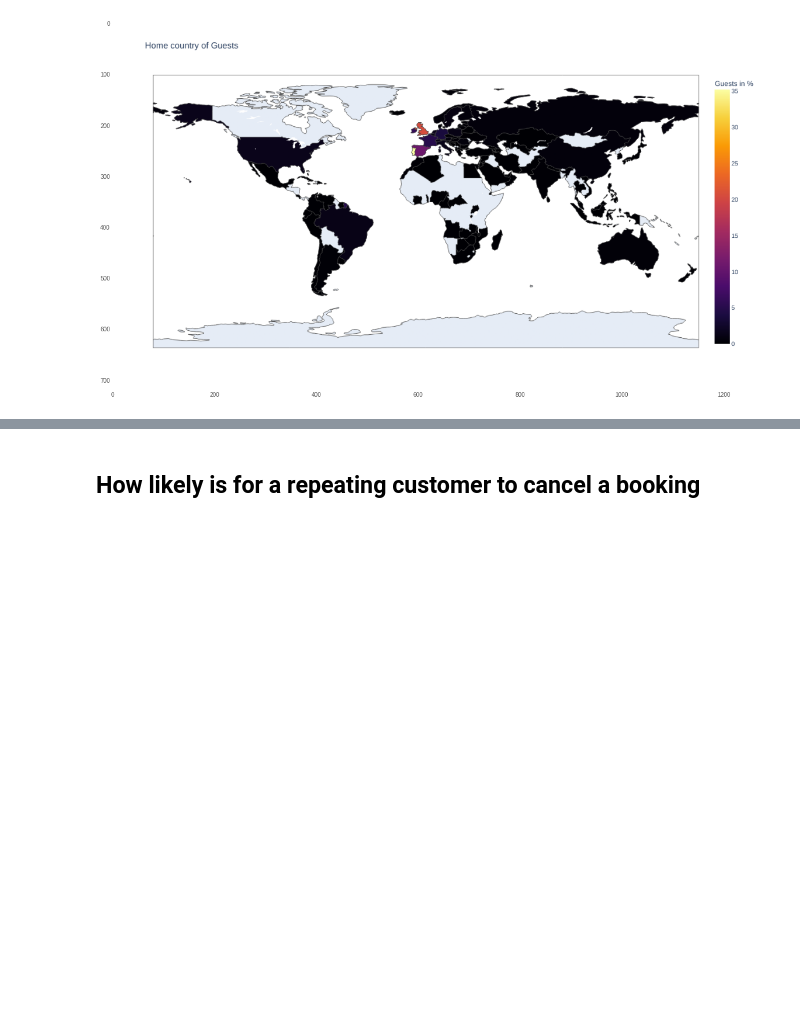
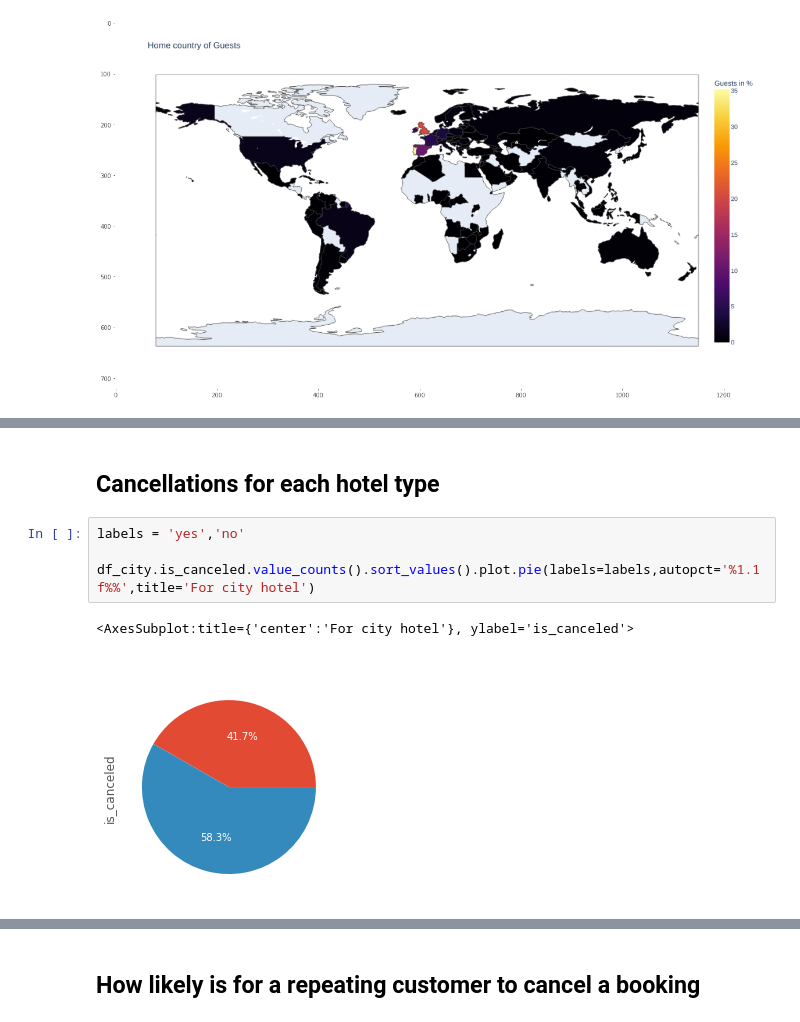
Before and after one commit to aenoboa1/Project_MlZoomcamp, a Jupyter notebook: notebook.ipynb, the cells around one changed output, grey strips where cells are left out. Drawn from its saved outputs; the diff is of its cells as text; blank space fills up the shorter version.

```diff
--- a/notebook.ipynb
+++ b/notebook.ipynb
@@ -249,0 +303,9 @@ plot_pie(df_resort.loc[ df_resort.is_canceled == 0 ].country)
+# %% [markdown]
+## Cancellations for each hotel type
+# %%
+labels = 'yes','no'
+
+df_city.is_canceled.value_counts().sort_values().plot.pie(labels=labels,autopct='%1.1f%%',title='For city hotel')
+# %% [output]
+<AxesSubplot:title={'center':'For city hotel'}, ylabel='is_canceled'>
+[figure, added]
```
Also changed, not shown: parts of 102 cells of this notebook, 2 other files.
